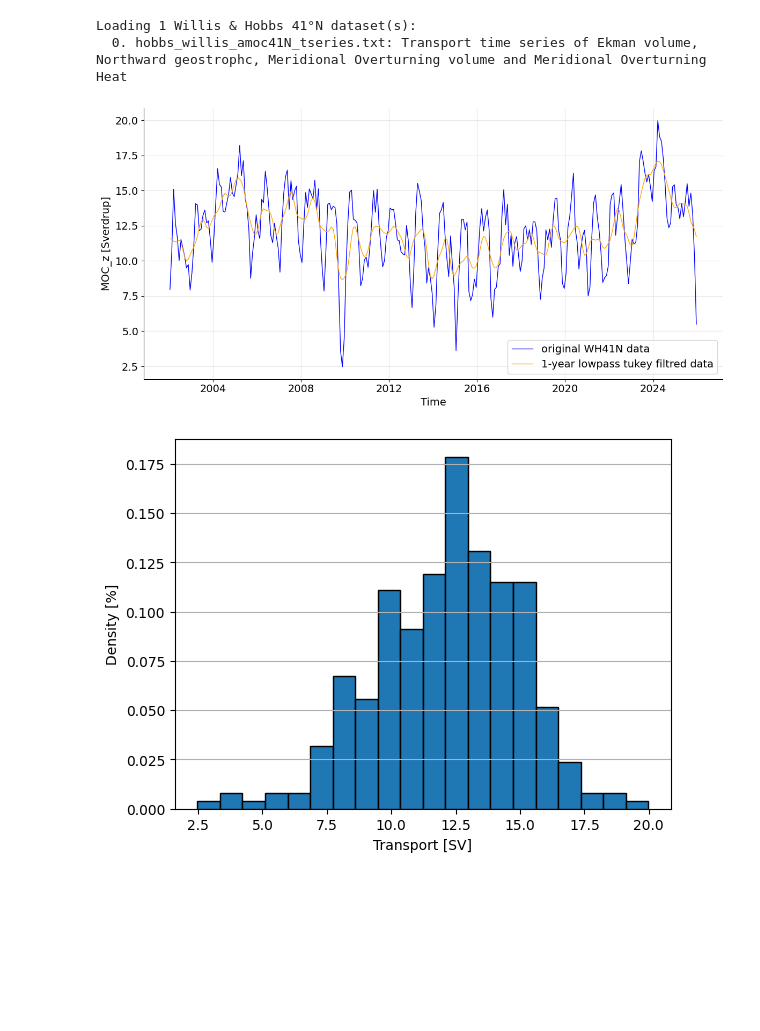
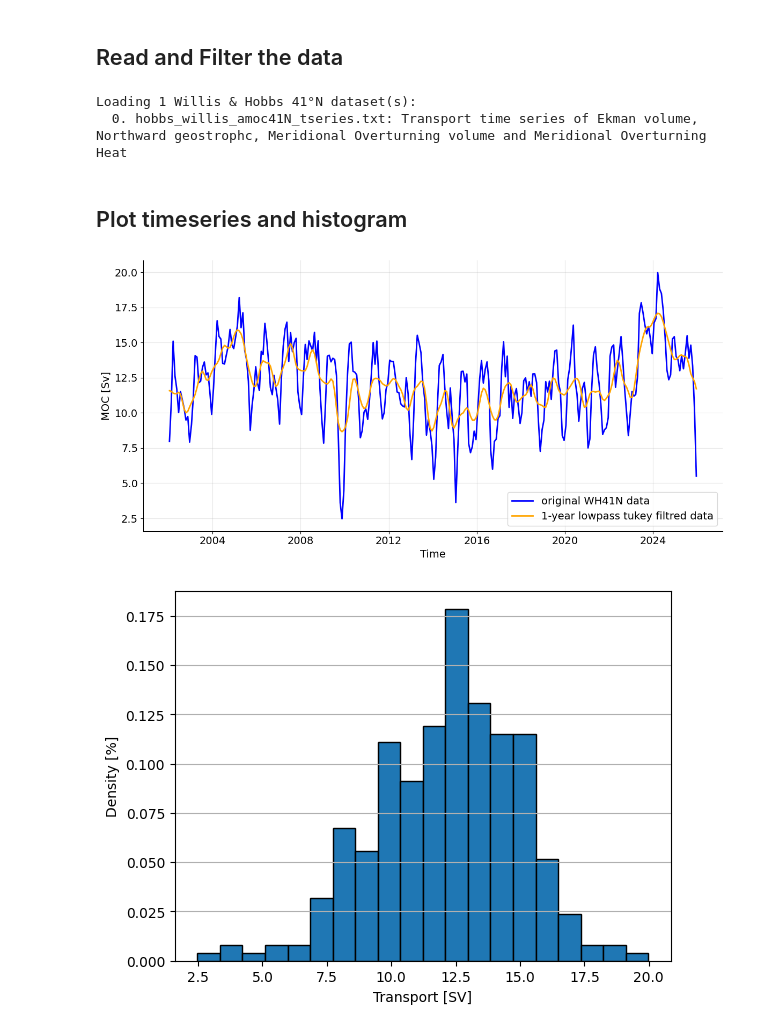
Before and after one commit to arvedlattekamp/arved-assignment2, a Jupyter notebook: notebooks/assignment1.ipynb, the cells around one changed output. Drawn from its saved outputs; the diff is of its cells as text; code cells hidden in the pictures; blank space fills up the shorter version.

```diff
--- a/notebooks/assignment1.ipynb
+++ b/notebooks/assignment1.ipynb
@@ -9,6 +11,8 @@ import matplotlib.pyplot as plt
 import numpy as np
 import pandas as pd
 from scipy import signal
+# %% [markdown]
+## Read and Filter the data
 # %%
 ds=read.wh41n()
 # %% [output]
@@ -17,16 +21,20 @@ Loading 1 Willis & Hobbs 41°N dataset(s):
 # %%
 MOC=ds["MOC"]
 filtred_MOC=filters.tukey_lowpass(ds["MOC"],12,True)
+# %% [markdown]
+## Plot timeseries and histogram
 # %%
 plt.rcParams.update({"font.size":14})
 # %%
-fig,ax=plotting.plot_time_series(ds,"MOC",label="original WH41N data")
+fig,ax=plotting.plot_time_series(ds,"MOC",label="original WH41N data", linewidth=2.0)
 
-ax.plot(ds.TIME, filtred_MOC, color="orange", linewidth=1.0,label="1-year lowpass tukey filtred data")
+ax.plot(ds.TIME, filtred_MOC, color="orange", linewidth=2.0,label="1-year lowpass tukey filtred data")
+ax.set_ylabel("MOC [Sv]")
 
 plt.legend()
 
 plt.title("")
 plt.tight_layout()
+plt.savefig(r"..\figures\wh41n_timeseries.png")
 # %% [output]
-[figure, old version]
+[figure, new version]
```
Also changed, not shown: parts of 7 cells of this notebook, 2 other files.
